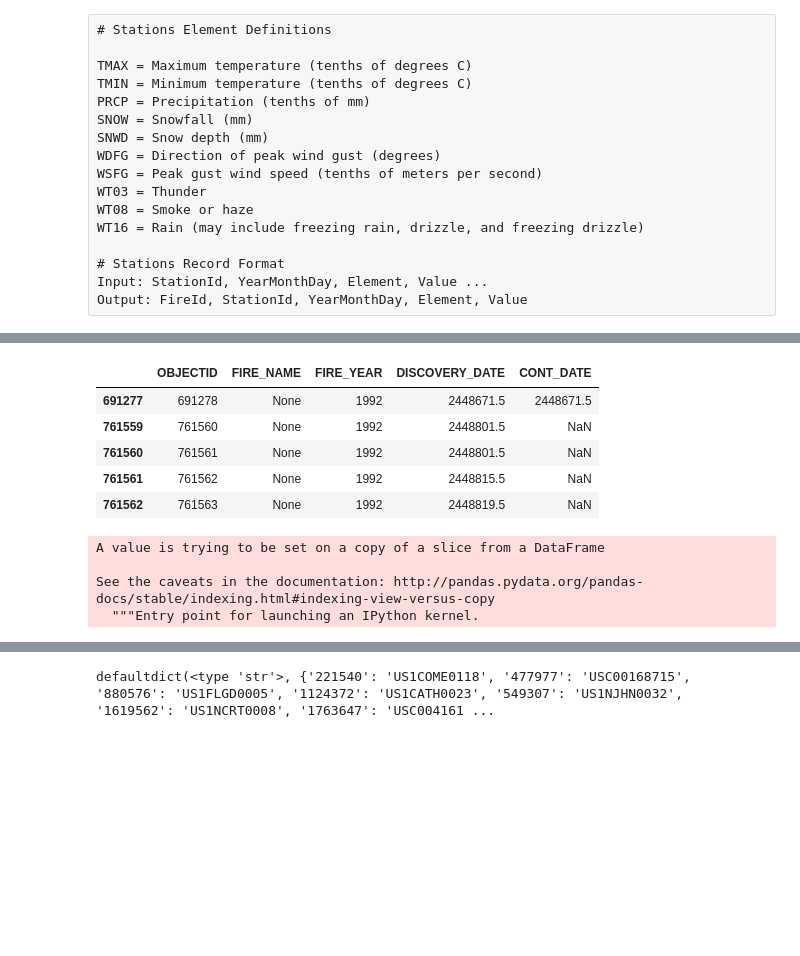
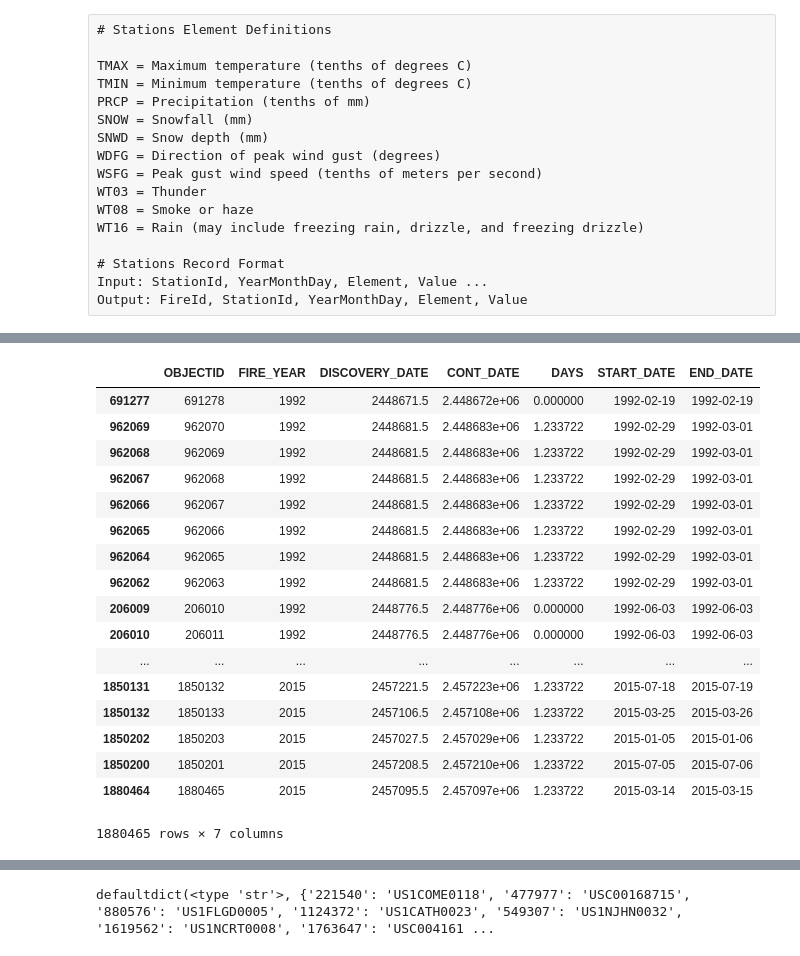
Before and after one commit to cw2yuenberkeley/w209project-s2018, a Jupyter notebook: get_weather_data.ipynb, the cells around one changed output, grey strips where cells are left out. Cells and saved outputs as stored; diff of their text form; code cells hidden in the pictures; blank space fills up the shorter version.

Commit message:
updated code to combine fire,dates,weather stations

```diff
--- a/get_weather_data.ipynb
+++ b/get_weather_data.ipynb
@@ -229,10 +265 @@ df = pd.read_sql_query("SELECT OBJECTID, FIRE_NAME, FIRE_YEAR, DISCOVERY_DATE, C
 df = df.sort_values('FIRE_YEAR')
-# %%
-df.head()
-# %% [output]
-|  | OBJECTID | FIRE_NAME | FIRE_YEAR | DISCOVERY_DATE | CONT_DATE |
-| 691277 | 691278 | None | 1992 | 2448671.5 | 2448671.5 |
-| 761559 | 761560 | None | 1992 | 2448801.5 | NaN |
-| 761560 | 761561 | None | 1992 | 2448801.5 | NaN |
-| 761561 | 761562 | None | 1992 | 2448815.5 | NaN |
-| 761562 | 761563 | None | 1992 | 2448819.5 | NaN |
@@ -250,16 +265,0 @@ df.DAYS[np.isnan(df.DAYS)] = avg_control_days
-# %%
-df.CONT_DATE[np.isnan(df.CONT_DATE)] = df.DISCOVERY_DATE[np.isnan(df.CONT_DATE)] + df.DAYS[np.isnan(df.CONT_DATE)]
-# %% [output]
-A value is trying to be set on a copy of a slice from a DataFrame
-
-See the caveats in the documentation: http://pandas.pydata.org/pandas-docs/stable/indexing.html#indexing-view-versus-copy
-  """Entry point for launching an IPython kernel.
-# %%
-import datetime
-
-epoch = pd.to_datetime(0, unit='s').to_julian_date()
-df.DISCOVERY_DATE = pd.to_datetime(df.DISCOVERY_DATE - epoch, unit='D')
-# %%
-df.CONT_DATE = pd.to_datetime(df.CONT_DATE - epoch, unit='D')
-# %%
-df['FIRE_DAYS'] = df.DAYS
@@ -268,2 +266,24 @@ df = df.sort_values('FIRE_YEAR')
+# %%
+# drop FIRE_NAMES
+df.drop(['FIRE_NAME'], axis=1)
+# %% [output]
+|  | OBJECTID | FIRE_YEAR | DISCOVERY_DATE | CONT_DATE | DAYS | START_DATE | END_DATE |
+| 691277 | 691278 | 1992 | 2448671.5 | 2.448672e+06 | 0.000000 | 1992-02-19 | 1992-02-19 |
+| 962069 | 962070 | 1992 | 2448681.5 | 2.448683e+06 | 1.233722 | 1992-02-29 | 1992-03-01 |
+| 962068 | 962069 | 1992 | 2448681.5 | 2.448683e+06 | 1.233722 | 1992-02-29 | 1992-03-01 |
+| 962067 | 962068 | 1992 | 2448681.5 | 2.448683e+06 | 1.233722 | 1992-02-29 | 1992-03-01 |
+| 962066 | 962067 | 1992 | 2448681.5 | 2.448683e+06 | 1.233722 | 1992-02-29 | 1992-03-01 |
+| 962065 | 962066 | 1992 | 2448681.5 | 2.448683e+06 | 1.233722 | 1992-02-29 | 1992-03-01 |
+| 962064 | 962065 | 1992 | 2448681.5 | 2.448683e+06 | 1.233722 | 1992-02-29 | 1992-03-01 |
+| 962062 | 962063 | 1992 | 2448681.5 | 2.448683e+06 | 1.233722 | 1992-02-29 | 1992-03-01 |
+| 206009 | 206010 | 1992 | 2448776.5 | 2.448776e+06 | 0.000000 | 1992-06-03 | 1992-06-03 |
+| 206010 | 206011 | 1992 | 2448776.5 | 2.448776e+06 | 0.000000 | 1992-06-03 | 1992-06-03 |
+| ... | ... | ... | ... | ... | ... | ... | ... |
+| 1850131 | 1850132 | 2015 | 2457221.5 | 2.457223e+06 | 1.233722 | 2015-07-18 | 2015-07-19 |
+| 1850132 | 1850133 | 2015 | 2457106.5 | 2.457108e+06 | 1.233722 | 2015-03-25 | 2015-03-26 |
+| 1850202 | 1850203 | 2015 | 2457027.5 | 2.457029e+06 | 1.233722 | 2015-01-05 | 2015-01-06 |
+| 1850200 | 1850201 | 2015 | 2457208.5 | 2.457210e+06 | 1.233722 | 2015-07-05 | 2015-07-06 |
+| 1880464 | 1880465 | 2015 | 2457095.5 | 2.457097e+06 | 1.233722 | 2015-03-14 | 2015-03-15 |
+1880465 rows × 7 columns
 # %%
 df.to_csv('./data/fire_dates.csv', encoding='utf-8')
```
Also changed, not shown: parts of 14 cells of this notebook.
